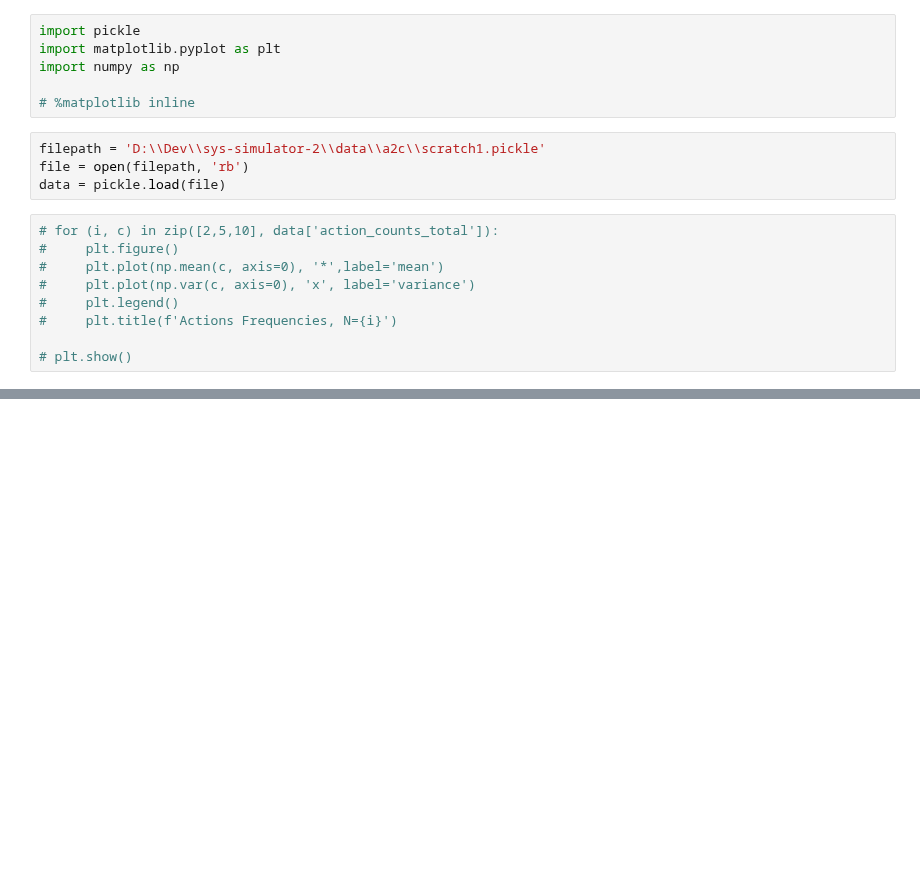
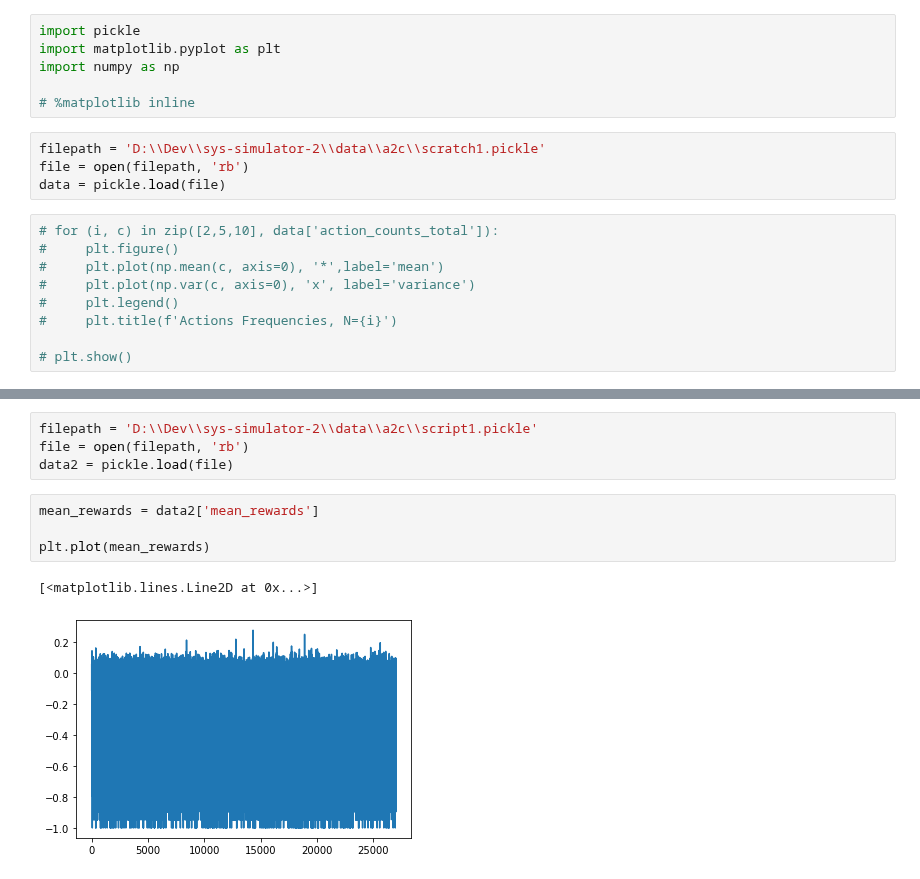
Before and after one commit to lbaiao/sys-simulator-2, a Jupyter notebook: notebooks/nb1.ipynb, the cells around one changed output, grey strips where cells are left out. Saved outputs shown, nothing was run; the diff lists cells and outputs as text; blank space fills up the shorter version.

Commit message:
print rewards

```diff
--- a/notebooks/nb1.ipynb
+++ b/notebooks/nb1.ipynb
@@ -52,0 +53,11 @@ plt.show()
+# %%
+filepath = 'D:\\Dev\\sys-simulator-2\\data\\a2c\\script1.pickle'
+file = open(filepath, 'rb')
+data2 = pickle.load(file)
+# %%
+mean_rewards = data2['mean_rewards']
+
+plt.plot(mean_rewards)
+# %% [output]
+[<matplotlib.lines.Line2D at 0x...>]
+[figure, added]
```
Also changed, not shown: parts of 1 cell of this notebook.
